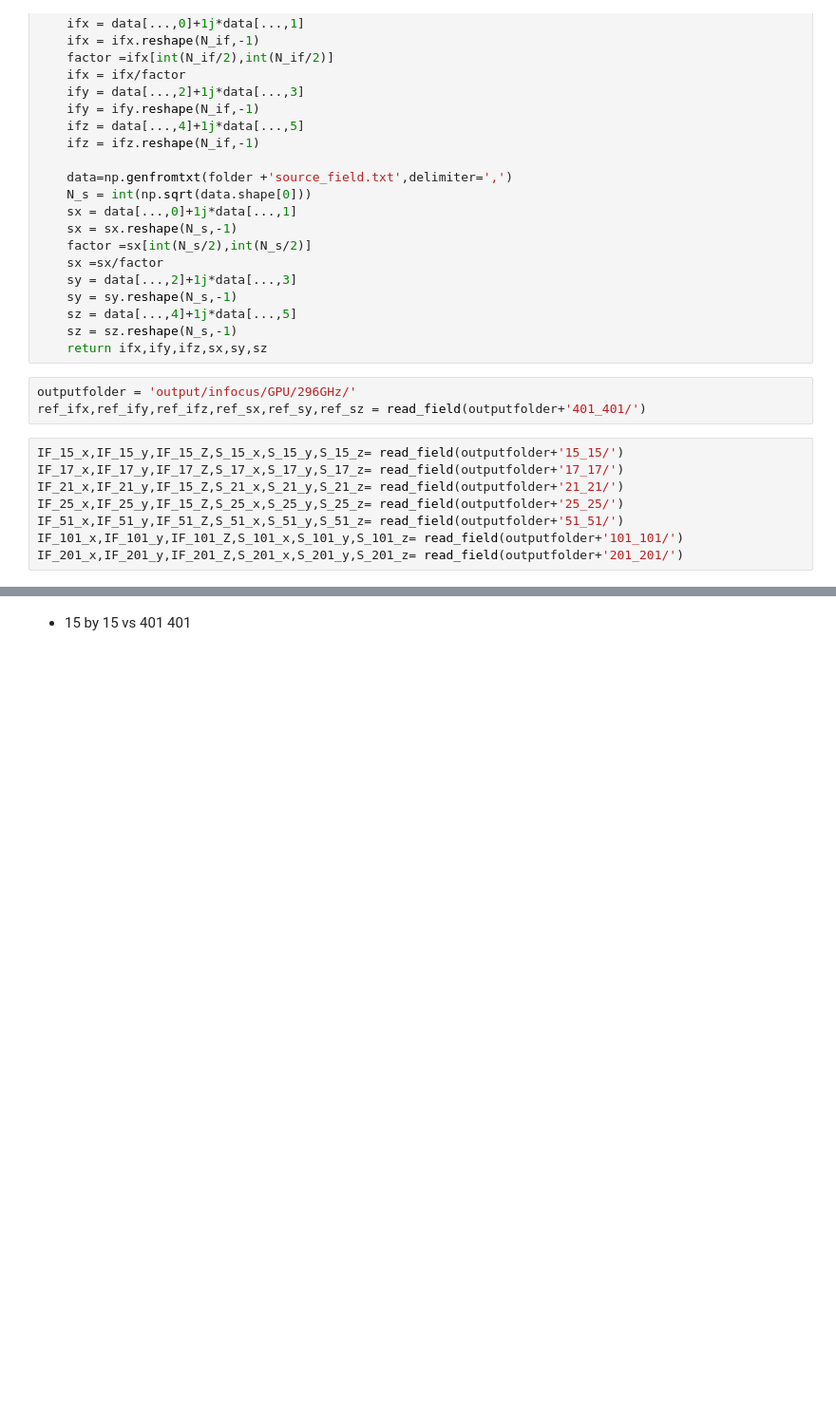
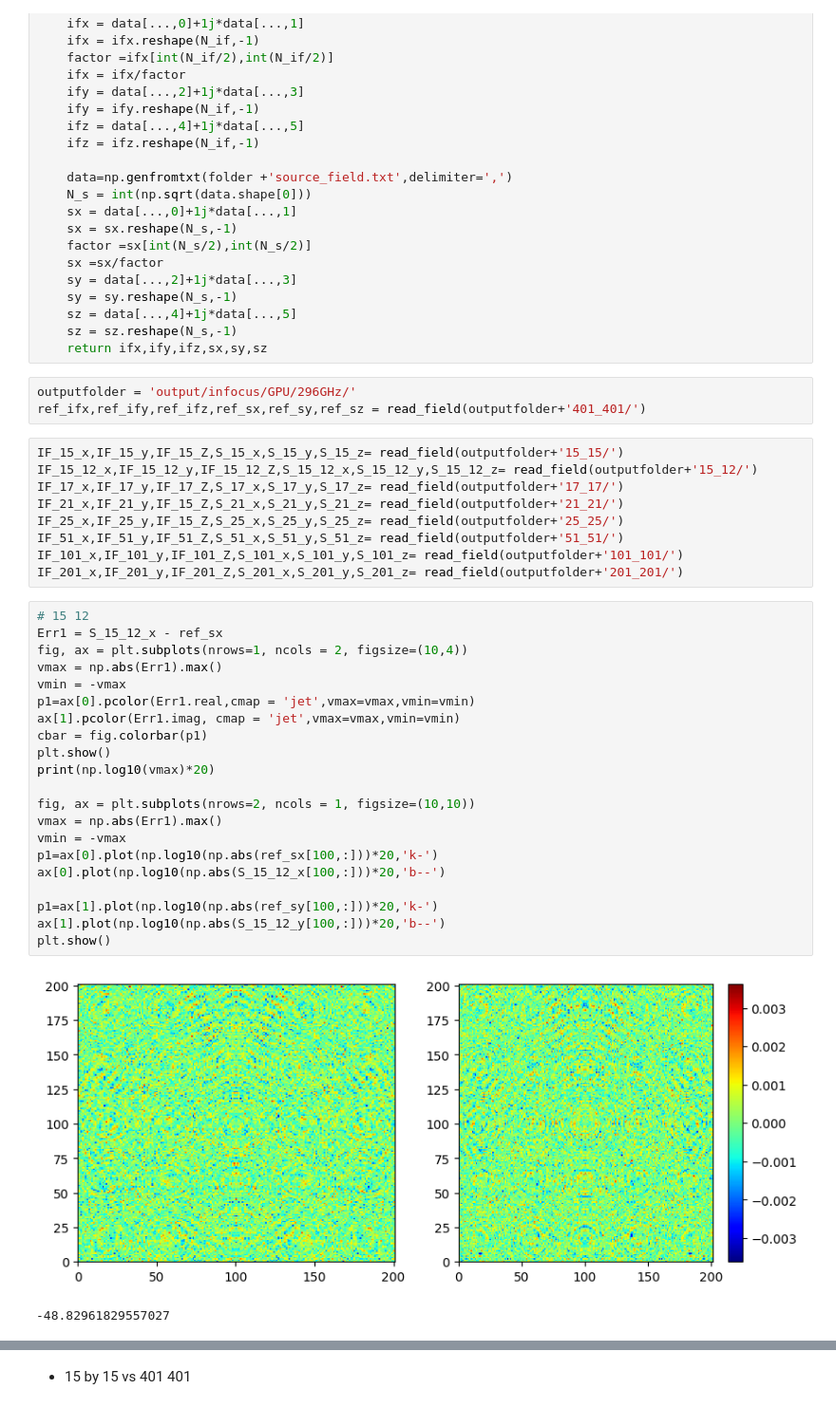
Before and after one commit to XiaodongRencologne/PO_test, a Jupyter notebook: comparison_near_field.ipynb, the cells around one changed output, grey strips where cells are left out. Shown at 95% size. Drawn from its saved outputs; the diff is of its cells as text; blank space fills up the shorter version.

Commit message:
GPU FAR FIELD, NEAR FIELD

```diff
--- a/comparison_near_field.ipynb
+++ b/comparison_near_field.ipynb
@@ -30,9 +30,34 @@ outputfolder = 'output/infocus/GPU/296GHz/'
 ref_ifx,ref_ify,ref_ifz,ref_sx,ref_sy,ref_sz = read_field(outputfolder+'401_401/')
 # %%
 IF_15_x,IF_15_y,IF_15_Z,S_15_x,S_15_y,S_15_z= read_field(outputfolder+'15_15/')
+IF_15_12_x,IF_15_12_y,IF_15_12_Z,S_15_12_x,S_15_12_y,S_15_12_z= read_field(outputfolder+'15_12/')
 IF_17_x,IF_17_y,IF_17_Z,S_17_x,S_17_y,S_17_z= read_field(outputfolder+'17_17/')
 IF_21_x,IF_21_y,IF_15_Z,S_21_x,S_21_y,S_21_z= read_field(outputfolder+'21_21/')
 IF_25_x,IF_25_y,IF_15_Z,S_25_x,S_25_y,S_25_z= read_field(outputfolder+'25_25/')
 IF_51_x,IF_51_y,IF_51_Z,S_51_x,S_51_y,S_51_z= read_field(outputfolder+'51_51/')
 IF_101_x,IF_101_y,IF_101_Z,S_101_x,S_101_y,S_101_z= read_field(outputfolder+'101_101/')
 IF_201_x,IF_201_y,IF_201_Z,S_201_x,S_201_y,S_201_z= read_field(outputfolder+'201_201/')
+# %%
+# 15 12
+Err1 = S_15_12_x - ref_sx
+fig, ax = plt.subplots(nrows=1, ncols = 2, figsize=(10,4))
+vmax = np.abs(Err1).max()
+vmin = -vmax
+p1=ax[0].pcolor(Err1.real,cmap = 'jet',vmax=vmax,vmin=vmin)
+ax[1].pcolor(Err1.imag, cmap = 'jet',vmax=vmax,vmin=vmin)
+cbar = fig.colorbar(p1)
+plt.show()
+print(np.log10(vmax)*20)
+
+fig, ax = plt.subplots(nrows=2, ncols = 1, figsize=(10,10))
+vmax = np.abs(Err1).max()
+vmin = -vmax
+p1=ax[0].plot(np.log10(np.abs(ref_sx[100,:]))*20,'k-')
+ax[0].plot(np.log10(np.abs(S_15_12_x[100,:]))*20,'b--')
+
+p1=ax[1].plot(np.log10(np.abs(ref_sy[100,:]))*20,'k-')
+ax[1].plot(np.log10(np.abs(S_15_12_y[100,:]))*20,'b--')
+plt.show()
+# %% [output]
+[figure, added]
+-48.82961829557027
```
Also changed, not shown: parts of 2 cells of this notebook, 9 other files.
